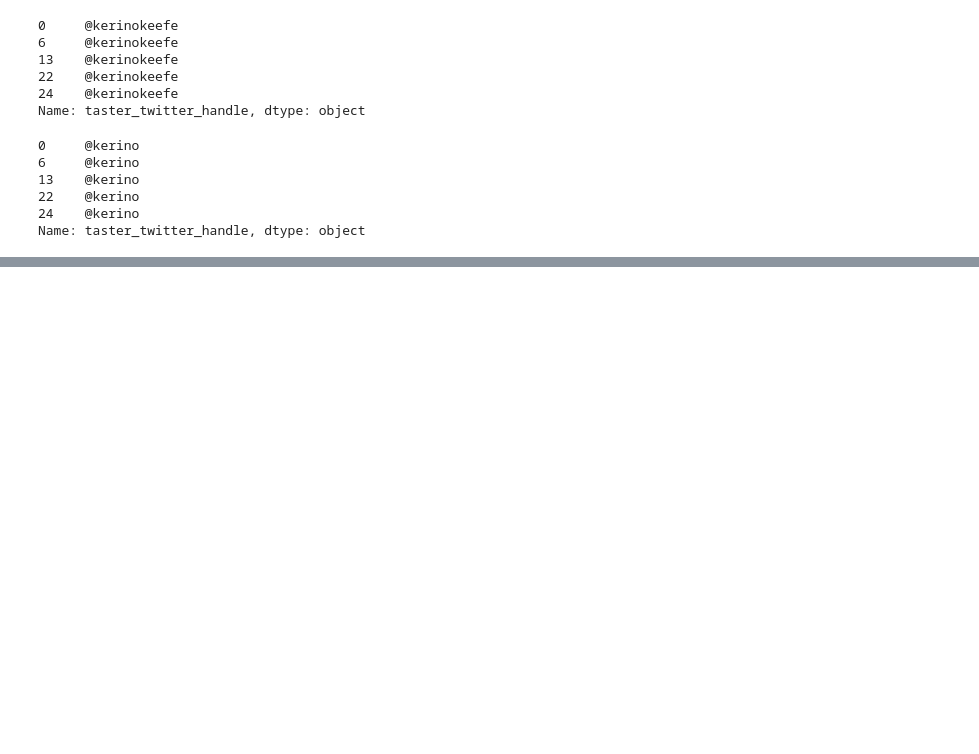
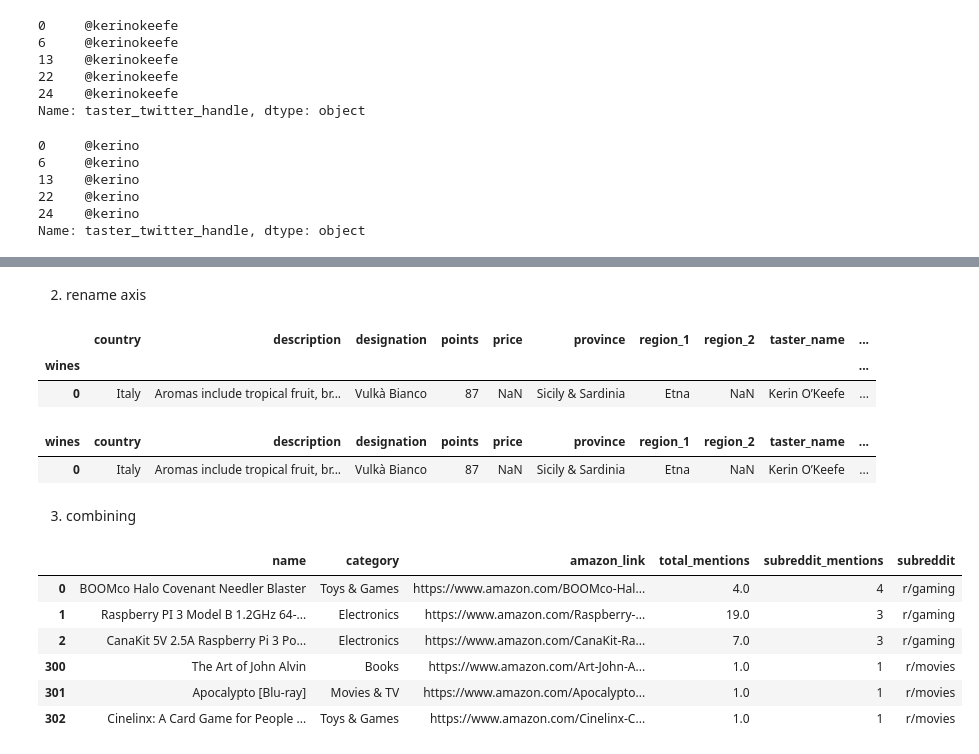
Before and after one commit to valuntiny/kaggle_pandas, a Jupyter notebook: kaggle_pandas.ipynb, the cells around one changed output, grey strips where cells are left out. Drawn from its saved outputs; the diff is of its cells as text; code cells hidden in the pictures; blank space fills up the shorter version.

Commit message:
learned about combining two data frame

```diff
--- a/kaggle_pandas.ipynb
+++ b/kaggle_pandas.ipynb
@@ -489,0 +504,33 @@ Name: taster_twitter_handle, dtype: object
+# %% [markdown]
+2) rename axis
+# %%
+reindexed = reviews.rename_axis('wines', axis='rows')
+reindexed.head(1)
+# %% [output]
+|  | country | description | designation | points | price | province | region_1 | region_2 | taster_name | ... |
+| wines |  |  |  |  |  |  |  |  |  | ... |
+| 0 | Italy | Aromas include tropical fruit, br... | Vulkà Bianco | 87 | NaN | Sicily & Sardinia | Etna | NaN | Kerin O’Keefe | ... |
+# %%
+reindexed = reviews.rename_axis('wines', axis='columns')
+reindexed.head(1)
+# %% [output]
+| wines | country | description | designation | points | price | province | region_1 | region_2 | taster_name | ... |
+| 0 | Italy | Aromas include tropical fruit, br... | Vulkà Bianco | 87 | NaN | Sicily & Sardinia | Etna | NaN | Kerin O’Keefe | ... |
+# %% [markdown]
+3) combining
+# %%
+gaming_products = pd.read_csv("top-things/reddits/g/gaming.csv")
+gaming_products['subreddit'] = 'r/gaming'
+movie_products = pd.read_csv("top-things/reddits/m/movies.csv")
+movie_products['subreddit'] = 'r/movies'
+# %%
+combined_products = pd.concat([gaming_products, movie_products])
+combined_products.iloc[[0,1,2,793,794,795]]
+# %% [output]
+|  | name | category | amazon_link | total_mentions | subreddit_mentions | subreddit |
+| 0 | BOOMco Halo Covenant Needler Blaster | Toys & Games | https://www.amazon.com/BOOMco-Hal... | 4.0 | 4 | r/gaming |
+| 1 | Raspberry PI 3 Model B 1.2GHz 64-... | Electronics | https://www.amazon.com/Raspberry-... | 19.0 | 3 | r/gaming |
+| 2 | CanaKit 5V 2.5A Raspberry Pi 3 Po... | Electronics | https://www.amazon.com/CanaKit-Ra... | 7.0 | 3 | r/gaming |
+| 300 | The Art of John Alvin | Books | https://www.amazon.com/Art-John-A... | 1.0 | 1 | r/movies |
+| 301 | Apocalypto [Blu-ray] | Movies & TV | https://www.amazon.com/Apocalypto... | 1.0 | 1 | r/movies |
+| 302 | Cinelinx: A Card Game for People ... | Toys & Games | https://www.amazon.com/Cinelinx-C... | 1.0 | 1 | r/movies |
```
Also changed, not shown: parts of 7 cells of this notebook, 1 other file.
